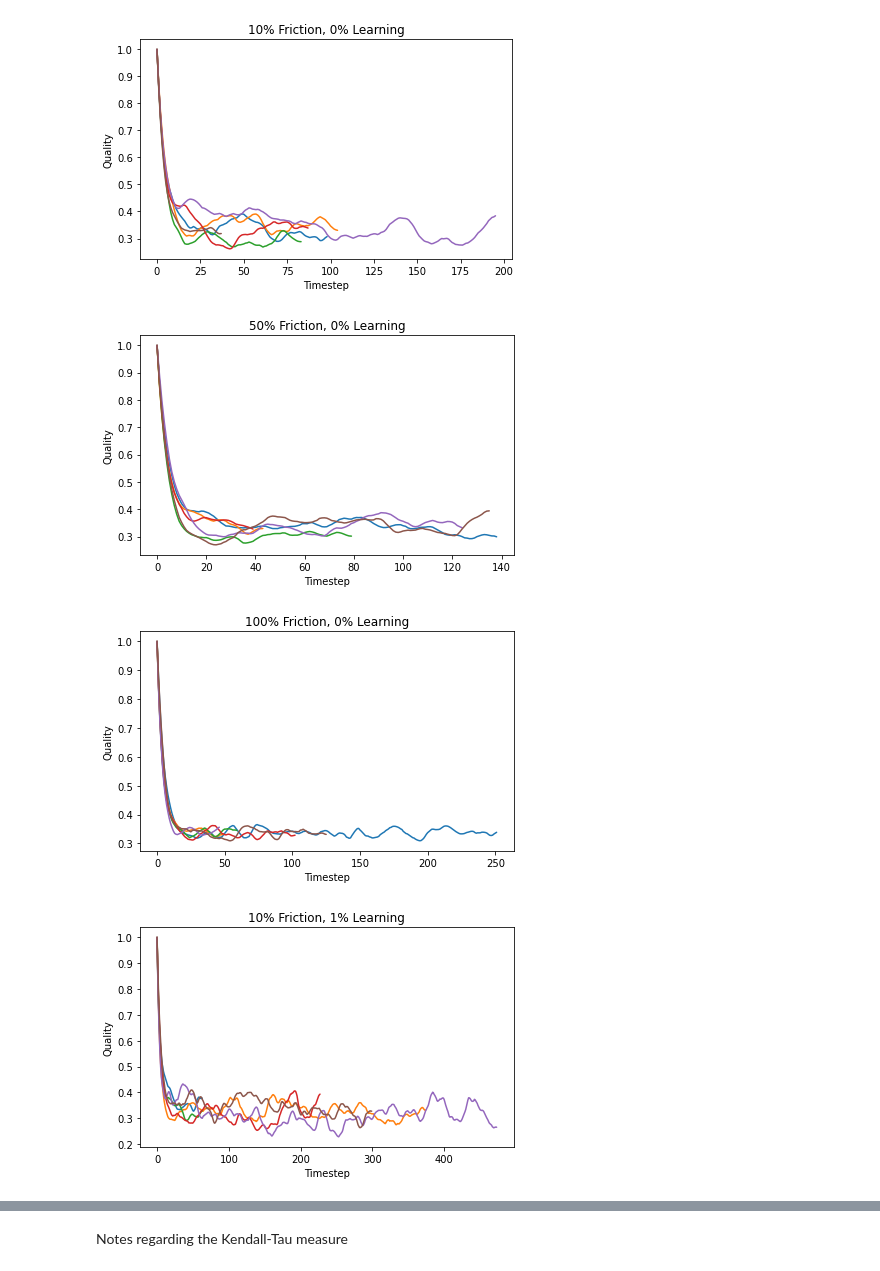
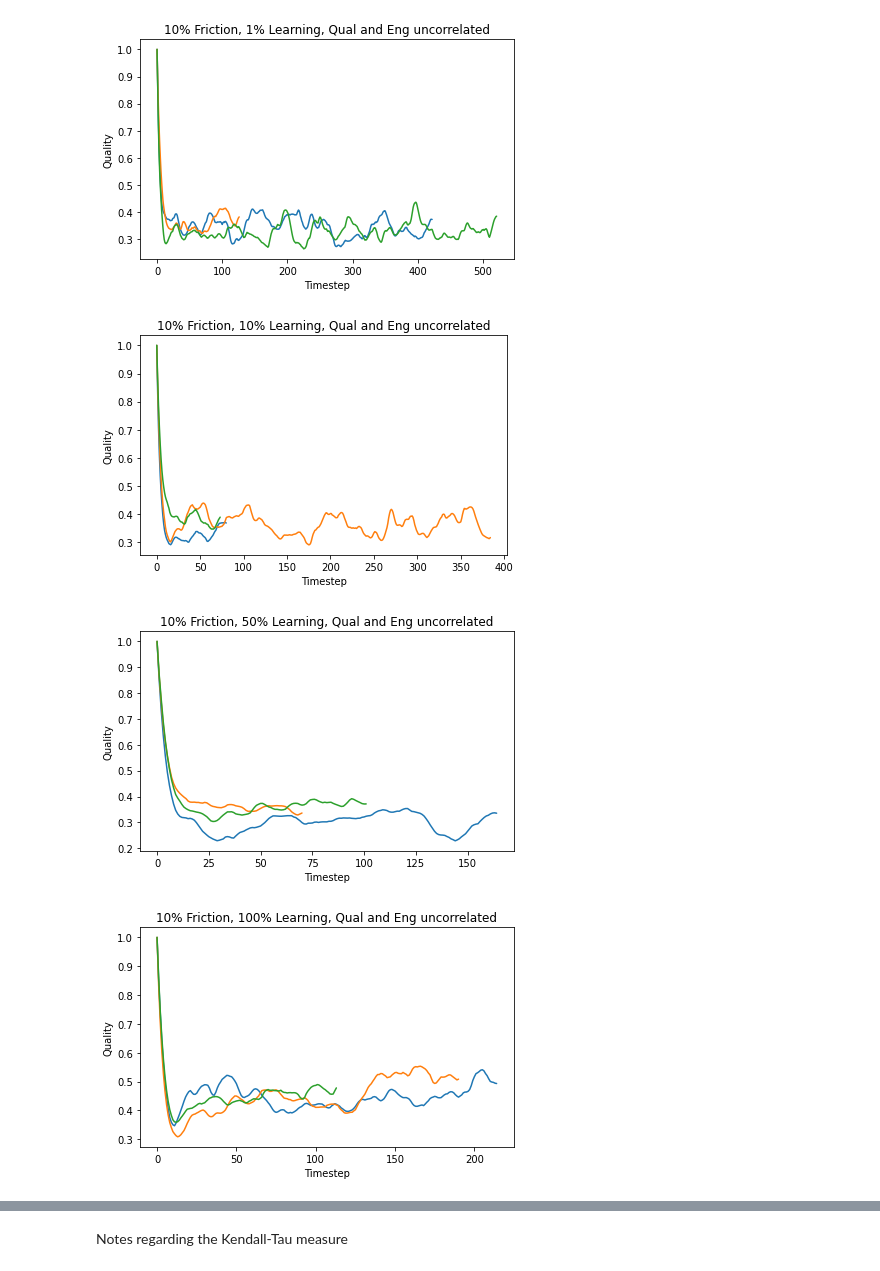
Before and after one commit to LJ-9/Friction-Social-Media-Model, a Jupyter notebook: Friction/Analysis_and_notes.ipynb, the cells around one changed output, grey strips where cells are left out. Saved outputs shown, nothing was run; the diff lists cells and outputs as text; code cells hidden in the pictures.

```diff
--- a/Friction/Analysis_and_notes.ipynb
+++ b/Friction/Analysis_and_notes.ipynb
@@ -21,9 +21,10 @@ cmap = cm.get_cmap('inferno', 10)
 # %%
-result_dir = 'results/07112022_friction_vary_friction_and_learning_6_runs'
-verbose_dir = 'verbose/07112022_friction_vary_friction_and_learning_6_runs'
+result_dir = 'results/01122022_friction_vary_friction_and_learning_and_trunc_3_runs'
+# %%
+verbose_dir = 'verbose/01122022_friction_vary_friction_and_learning_and_trunc_3_runs_1'
 # %%
 # look at single results file
-data = json.load(open(os.path.join(result_dir,'mu_fr_0.1-learn_fr_0.2.json')))
+data = json.load(open(os.path.join(result_dir,'mu_fr_0.1-learn_fr_0.2-trunc_0.json')))
 df = pd.DataFrame.from_dict(data, orient='columns')
 df
 # %% [output]
@@ -179,12 +206,18 @@ frictionplot(no_learn, learn_1, learn_10, learn_50, learn_100, ylabel, savename)
 # %%
-fric_00 = os.path.join(verbose_dir, 'mu_fr_0.0-learn_fr_0.0.json.gz')
-fric_01 = os.path.join(verbose_dir, 'mu_fr_0.01-learn_fr_0.json.gz')
-fric_10 = os.path.join(verbose_dir, 'mu_fr_0.1-learn_fr_0.json.gz')
-fric_50 = os.path.join(verbose_dir, 'mu_fr_0.5000000000000001-learn_fr_0.json.gz')
-fric_100 = os.path.join(verbose_dir, 'mu_fr_1.0000000000000002-learn_fr_0.json.gz')
+fric_00 = os.path.join(verbose_dir, 'mu_fr_0.0-learn_fr_0.0-trunc_0.json.gz')
+fric_01 = os.path.join(verbose_dir, 'mu_fr_0.01-learn_fr_0-trunc_0.json.gz')
+fric_10 = os.path.join(verbose_dir, 'mu_fr_0.1-learn_fr_0-trunc_0.json.gz')
+fric_50 = os.path.join(verbose_dir, 'mu_fr_0.5-learn_fr_0-trunc_0.json.gz')
+fric_100 = os.path.join(verbose_dir, 'mu_fr_1-learn_fr_0-trunc_0.json.gz')
 
-fric_10_learn_01 = os.path.join(verbose_dir, 'mu_fr_0.1-learn_fr_0.01.json.gz')
-fric_10_learn_10 = os.path.join(verbose_dir, 'mu_fr_0.1-learn_fr_0.1.json.gz')
-fric_10_learn_50 = os.path.join(verbose_dir, 'mu_fr_0.1-learn_fr_0.5000000000000001.json.gz')
-fric_10_learn_100 = os.path.join(verbose_dir, 'mu_fr_0.1-learn_fr_1.0000000000000002.json.gz')
+fric_10_learn_01 = os.path.join(verbose_dir, 'mu_fr_0.1-learn_fr_0.01-trunc_0.json.gz')
+fric_10_learn_10 = os.path.join(verbose_dir, 'mu_fr_0.1-learn_fr_0.1-trunc_0.json.gz')
+fric_10_learn_50 = os.path.join(verbose_dir, 'mu_fr_0.1-learn_fr_0-trunc_0.json.gz')
+fric_10_learn_100 = os.path.join(verbose_dir, 'mu_fr_0.1-learn_fr_1-trunc_0.json.gz')
+
+fric_00_trunc_01 = os.path.join(verbose_dir, 'mu_fr_0.0-learn_fr_0.0-trunc_0.1.json.gz')
+fric_01_trunc_01 = os.path.join(verbose_dir, 'mu_fr_0.01-learn_fr_0-trunc_0.1.json.gz')
+fric_10_trunc_01 = os.path.join(verbose_dir, 'mu_fr_0.1-learn_fr_0-trunc_0.1.json.gz')
+fric_50_trunc_01 = os.path.join(verbose_dir, 'mu_fr_0.5-learn_fr_0-trunc_0.1.json.gz')
+fric_100_trunc_01 = os.path.join(verbose_dir, 'mu_fr_1-learn_fr_0-trunc_0.1.json.gz')
 # %%
@@ -234,20 +274,14 @@ qualityplot(qual, '1% Friction, 0% Learning', 'quality_convergence_fric01.pdf')
-# %%
-qual = getgzip(fric_10)
-qualityplot(qual, '10% Friction, 0% Learning', 'quality_convergence_fric10.pdf')
-# %% [output]
-[figure, removed]
-# %%
-qual = getgzip(fric_50)
-qualityplot(qual, '50% Friction, 0% Learning', 'quality_convergence_fric50.pdf')
-# %% [output]
-[figure, removed]
-# %%
-qual = getgzip(fric_100)
-qualityplot(qual, '100% Friction, 0% Learning', 'quality_convergence_fric100.pdf')
-# %% [output]
-[figure, removed]
 # %%
 qual = getgzip(fric_10_learn_01)
-qualityplot(qual, '10% Friction, 1% Learning', 'quality_convergence_fric10_learn1.pdf')
+qualityplot(qual, '10% Friction, 1% Learning, Qual and Eng uncorrelated', 'quality_convergence_fric10_learn1.pdf')
+qual = getgzip(fric_10_learn_10)
+qualityplot(qual, '10% Friction, 10% Learning, Qual and Eng uncorrelated', 'quality_convergence_fric10_learn10.pdf')
+qual = getgzip(fric_10_learn_50)
+qualityplot(qual, '10% Friction, 50% Learning, Qual and Eng uncorrelated', 'quality_convergence_fric10_learn50.pdf')
+qual = getgzip(fric_10_learn_100)
+qualityplot(qual, '10% Friction, 100% Learning, Qual and Eng uncorrelated', 'quality_convergence_fric10_learn100.pdf')
 # %% [output]
-[figure, old version]
+[figure, new version]
+[figure, added]
+[figure, added]
+[figure, added]
```
Also changed, not shown: parts of 34 cells of this notebook, 25 other files.
